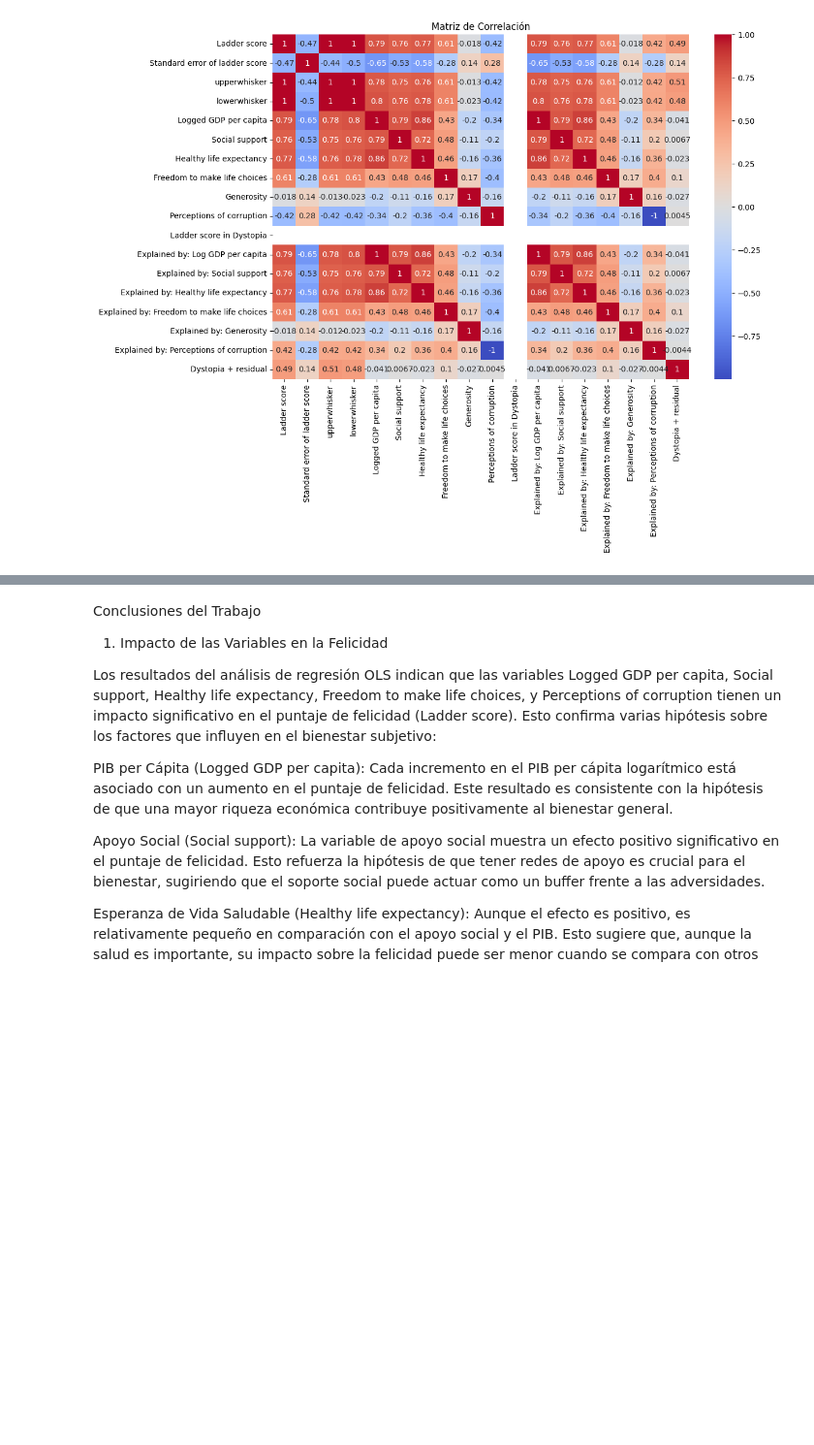
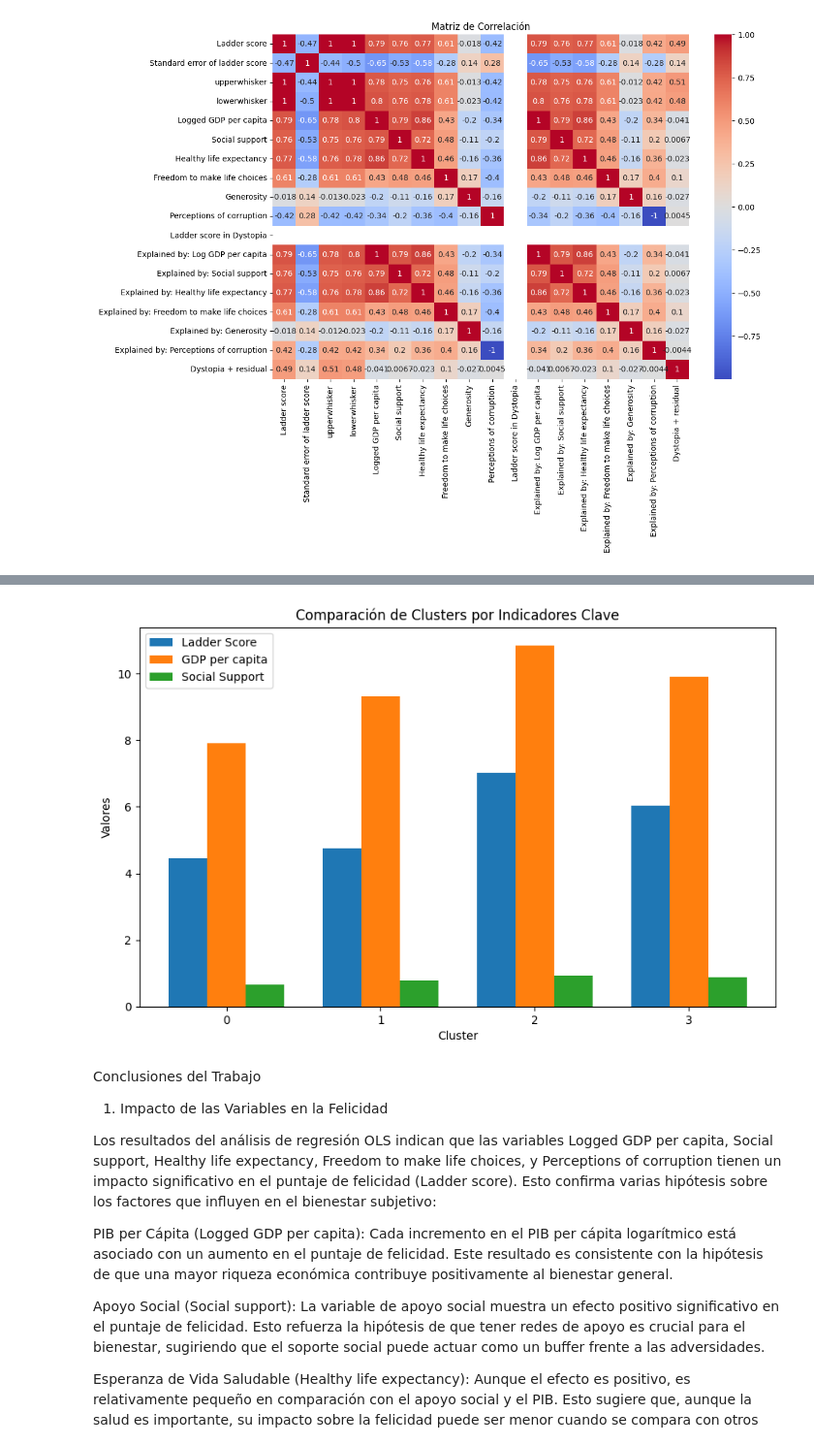
Before and after one commit to luispmorera/TP_Morera_Luis_Data_Science, a Jupyter notebook: PROYECTO_FINAL_CH.ipynb, the cells around one changed output, grey strips where cells are left out. Shown at 97% size. Saved outputs shown, nothing was run; the diff lists cells and outputs as text; code cells hidden in the pictures; blank space fills up the shorter version.

```diff
--- a/PROYECTO_FINAL_CH.ipynb
+++ b/PROYECTO_FINAL_CH.ipynb
@@ -507,3 +509,31 @@ Dystopia + residual                        -0.054245  0.081461
+# %%
+import matplotlib.pyplot as plt
+import numpy as np
+
+clusters = [0, 1, 2, 3]
+ladder_scores = [4.451553, 4.761793, 7.012652, 6.031373]
+gdp = [7.917395, 9.324483, 10.849391, 9.908339]
+social_support = [0.670763, 0.786000, 0.928261, 0.877356]
+
+x = np.arange(len(clusters))  # la posición de los clusters
+width = 0.25  # el ancho de las barras
+
+fig, ax = plt.subplots(figsize=(10, 6))
+bars1 = ax.bar(x - width, ladder_scores, width, label='Ladder Score')
+bars2 = ax.bar(x, gdp, width, label='GDP per capita')
+bars3 = ax.bar(x + width, social_support, width, label='Social Support')
+
+# Añadiendo etiquetas y título
+ax.set_xlabel('Cluster')
+ax.set_ylabel('Valores')
+ax.set_title('Comparación de Clusters por Indicadores Clave')
+ax.set_xticks(x)
+ax.set_xticklabels(clusters)
+ax.legend()
+
+plt.show()
+# %% [output]
+[figure, added]
 # %% [markdown]
 Conclusiones del Trabajo
 1. Impacto de las Variables en la Felicidad
```
Also changed, not shown: parts of 26 cells of this notebook.
